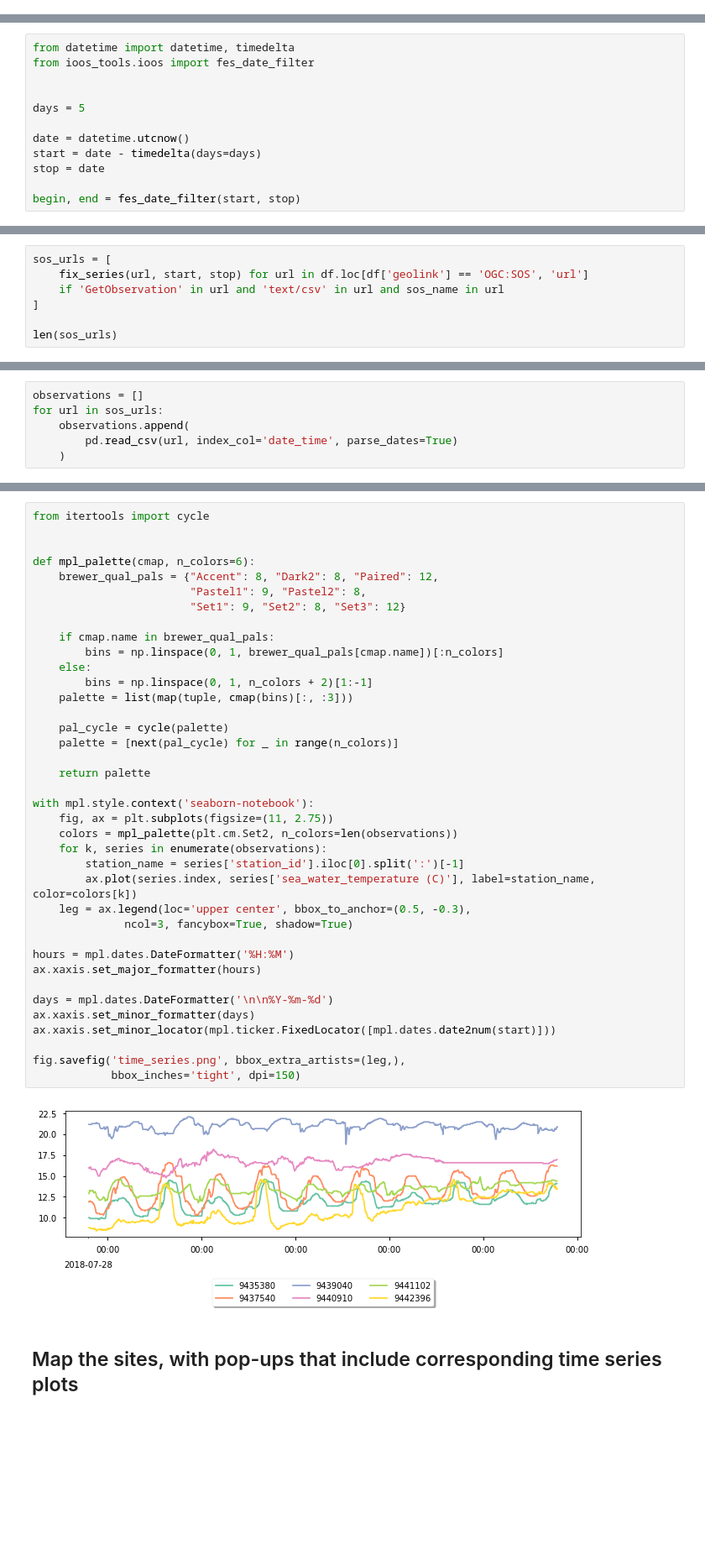
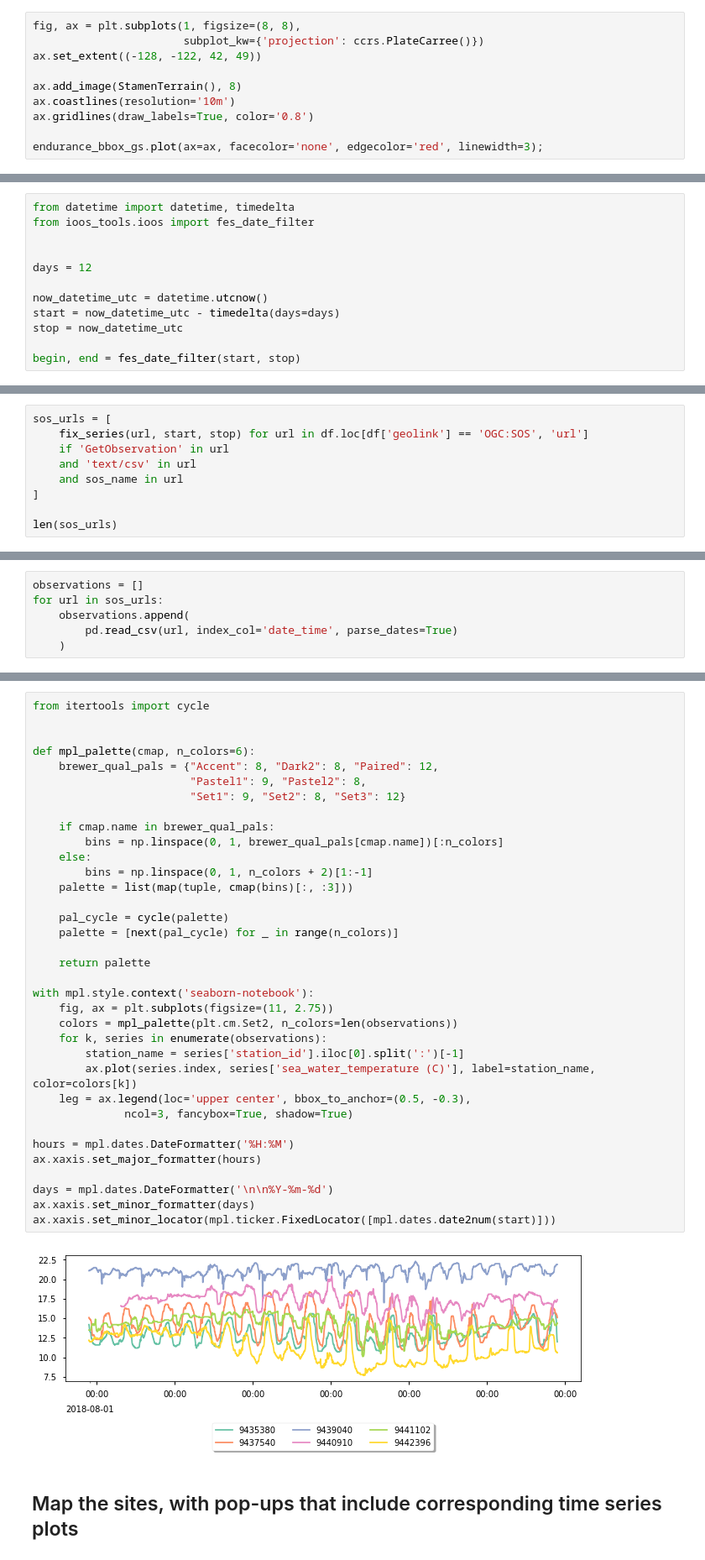
Before and after one commit to oceanhackweek/ohw2018_tutorials, a Jupyter notebook: day2/ioos_data_access/01-iooscatalog_fixedlocationobs.ipynb, the cells around one changed output, grey strips where cells are left out. Shown at 84% size. Cells and saved outputs as stored; diff of their text form; blank space fills up the shorter version.

```diff
--- a/day2/ioos_data_access/01-iooscatalog_fixedlocationobs.ipynb
+++ b/day2/ioos_data_access/01-iooscatalog_fixedlocationobs.ipynb
@@ -21,0 +40,10 @@ from folium import IFrame
+# %%
+fig, ax = plt.subplots(1, figsize=(8, 8),
+                       subplot_kw={'projection': ccrs.PlateCarree()})
+ax.set_extent((-128, -122, 42, 49))
+
+ax.add_image(StamenTerrain(), 8)
+ax.coastlines(resolution='10m')
+ax.gridlines(draw_labels=True, color='0.8')
+
+endurance_bbox_gs.plot(ax=ax, facecolor='none', edgecolor='red', linewidth=3);
@@ -40,11 +67,11 @@ from datetime import datetime, timedelta
 from ioos_tools.ioos import fes_date_filter
 
 
-days = 5
+days = 12
 
-date = datetime.utcnow()
-start = date - timedelta(days=days)
-stop = date
+now_datetime_utc = datetime.utcnow()
+start = now_datetime_utc - timedelta(days=days)
+stop = now_datetime_utc
 
 begin, end = fes_date_filter(start, stop)
 # %% [markdown]
@@ -284,7 +278,9 @@ def fix_series(url, start, stop):
 # %%
 sos_urls = [
     fix_series(url, start, stop) for url in df.loc[df['geolink'] == 'OGC:SOS', 'url']
-    if 'GetObservation' in url and 'text/csv' in url and sos_name in url
+    if 'GetObservation' in url
+    and 'text/csv' in url
+    and sos_name in url
 ]
 
 len(sos_urls)
@@ -305,37 +305,34 @@ def mpl_palette(cmap, n_colors=6):
                         "Pastel1": 9, "Pastel2": 8,
                         "Set1": 9, "Set2": 8, "Set3": 12}
 
     if cmap.name in brewer_qual_pals:
         bins = np.linspace(0, 1, brewer_qual_pals[cmap.name])[:n_colors]
     else:
         bins = np.linspace(0, 1, n_colors + 2)[1:-1]
     palette = list(map(tuple, cmap(bins)[:, :3]))
 
     pal_cycle = cycle(palette)
     palette = [next(pal_cycle) for _ in range(n_colors)]
 
     return palette
 
 with mpl.style.context('seaborn-notebook'):
     fig, ax = plt.subplots(figsize=(11, 2.75))
     colors = mpl_palette(plt.cm.Set2, n_colors=len(observations))
     for k, series in enumerate(observations):
         station_name = series['station_id'].iloc[0].split(':')[-1]
         ax.plot(series.index, series['sea_water_temperature (C)'], label=station_name, color=colors[k])
     leg = ax.legend(loc='upper center', bbox_to_anchor=(0.5, -0.3),
               ncol=3, fancybox=True, shadow=True)
 
 hours = mpl.dates.DateFormatter('%H:%M')
 ax.xaxis.set_major_formatter(hours)
 
 days = mpl.dates.DateFormatter('\n\n%Y-%m-%d')
 ax.xaxis.set_minor_formatter(days)
 ax.xaxis.set_minor_locator(mpl.ticker.FixedLocator([mpl.dates.date2num(start)]))
-
-fig.savefig('time_series.png', bbox_extra_artists=(leg,),
-            bbox_inches='tight', dpi=150)
 # %% [output]
-[figure, old version]
+[figure, new version]
 # %% [markdown]
 ## Map the sites, with pop-ups that include corresponding time series plots
 # %%
```
Also changed, not shown: parts of 38 cells of this notebook, 2 other files.
